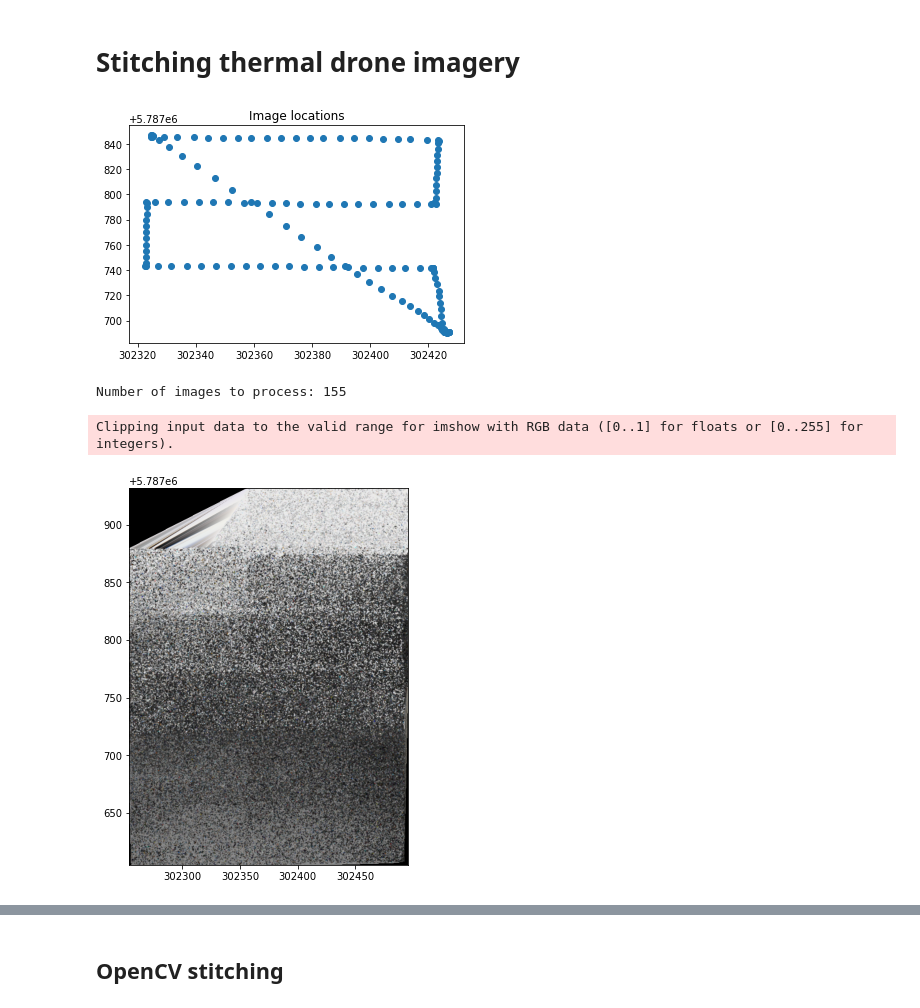
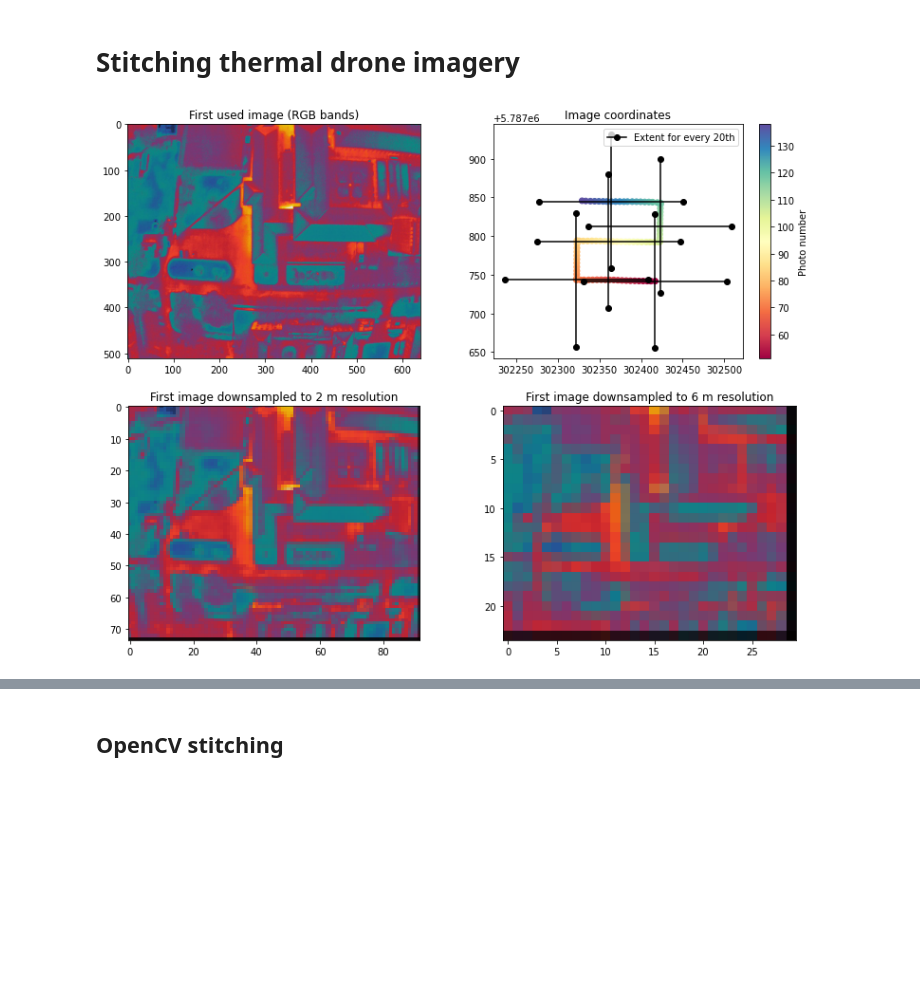
Before and after one commit to luke-scot/s4-thermal, a Jupyter notebook: drone-thermal-stitch.ipynb, the cells around one changed output, grey strips where cells are left out. Cells and saved outputs as stored; diff of their text form; code cells hidden in the pictures; blank space fills up the shorter version.

```diff
--- a/drone-thermal-stitch.ipynb
+++ b/drone-thermal-stitch.ipynb
@@ -7,9 +7,10 @@ pathFile = 'data/lsm/Flight 1.csv'
 utcDiff = -1
 pathColumns = ['timestamp','latitude','longitude','altitude(m)','temperature(F)']
 minAlt, maxAlt, altCol = 119.7, 120.3, 'altitude(m)'
+imgTimes = [1619811011923,1619811099149] # Specify times if wanted
 utmZone, hemisphere = '31n', 'north'
 pxSize = 0.27 # pixel size (m) - for now
-resolution = 0.5
+resolutions = [2, 6, 60]
 # %%
 # Import packages
 #%pip install opencv-python
@@ -33,45 +35,58 @@ pathDf = pd.read_csv(pathFile)
 # %%
 ## Get corresponding GPS info matched with images
 # Extract date and time from filenames
 imgdates = [re.search('/20(.+?)_', path).group(1) for path in imgs] # Extract date from filename
 imgtimes = [re.search('_(.+?)_', path).group(1) for path in imgs] # Extract time from filename
 # Convert to unix datetime
-imgdatetimes = np.array([(datetime.timestamp(datetime(int('20'+dates[i][:2]),int(dates[i][2:4]),int(dates[i][4:6]),int(times[i][:2])+utcDiff,int(times[i][2:4]),int(times[i][4:6])))) for i in range(len(imgs))])*1000
+imgdatetimes = np.array([(datetime.timestamp(datetime(int('20'+imgdates[i][:2]),int(imgdates[i][2:4]),int(imgdates[i][4:6]),int(imgtimes[i][:2])+utcDiff,int(imgtimes[i][2:4]),int(imgtimes[i][4:6])))) for i in range(len(imgs))])*1000
 # Get nearest GPS timestamp
-gpstimes = [min(path['timestamp'], key=(lambda list_value : abs(list_value - i))) for i in imgdatetimes]
+gpstimes = [min(pathDf['timestamp'], key=(lambda list_value : abs(list_value - i))) for i in imgdatetimes]
 # Create image dataframe
 imgDf = pd.DataFrame(data=np.array([imgs,gpstimes]).transpose(),columns=['imgPath','timestamp'])
 imgDf['timestamp'] = imgDf['timestamp'].astype(float)
 
 # Merge with path dataframe
 merged = imgDf.merge(pathDf[pathColumns], on='timestamp', how='left')
 # Filter for acceptable measurement altitudes
 merged = merged.loc[(merged[altCol] > minAlt) & (merged[altCol] < maxAlt)]
+if imgTimes: merged = merged.loc[(merged['timestamp'] > imgTimes[0]) & (merged['timestamp'] < imgTimes[1])]
 
 # Convert coordinates to UTM
 myProj = Proj('+proj=utm +zone='+utmZone+', +'+hemisphere+' +ellps=WGS84 +datum=WGS84 +units=m +no_defs')
 merged['x'], merged['y'] = myProj(merged['longitude'].values, merged['latitude'].values)
 
+# Plot example image
+imageNum = 44
+fig, axs = plt.subplots(2,2,figsize=[13,10])
+imgEx = ro.open(merged.iloc[44]['imgPath'])
+imgExArr = np.dstack((imgEx.read()[0],imgEx.read()[1],imgEx.read()[2]))
+a = axs[0,0].imshow(imgExArr.astype(np.uint8))
+axs[0,0].set_title('Image {} (RGB bands)'.format(imageNum))
+
 # Plot route
-plt.scatter(merged.x,merged.y)
-plt.title('Image coordinates')
+skip = 20
+b = axs[0,1].scatter(merged.x,merged.y,c=merged.index, cmap='Spectral')
+size = np.array(imgExArr.shape[:2])*pxSize/2
+for i, row in merged[::skip].iterrows():
+    axs[0,1].plot([row.x-size[1], row.x+size[1]], [row.y, row.y],'k-o')
+    axs[0,1].plot([row.x, row.x],[row.y-size[1], row.y+size[1]],'k-o')
+axs[0,1].set_title('Image coordinates')
+axs[0,1].legend(labels=['Extent for every {}th'.format(skip)])
+fig.colorbar(b, ax=axs[0,1],label='Photo number')
+
+# Plot example downsampled image
+for i, val in enumerate(resolutions):
+    downsample = int(np.floor(val/pxSize))
+    # first, change to 0-1
+    ds_array = imgExArr/255
+    r = block_reduce(ds_array[:, :, 0], (downsample, downsample), np.mean)
+    g = block_reduce(ds_array[:, :, 1], (downsample, downsample), np.mean)
+    b = block_reduce(ds_array[:, :, 2], (downsample, downsample), np.mean)
+    ds_array = np.stack((r, g, b), axis=-1)
+    if i<2:
+        c = axs[1,i].imshow(ds_array)
+        axs[1,i].set_title('Image {} downsampled to {} m resolution'.format(str(imageNum),val))
 plt.show()
+fig.savefig('plots/Image{}.png'.format(str(imageNum)))
 # %% [output]
-[figure, old version]
+[figure, new version]
-# %%
-## Get point grid with GPS info
-imgEx = ro.open(imgs[0])
-imgSize = imgEx.read().shape
-xCoords, yCoords = [(np.array(range(imgSize[i]))-(imgSize[i]/2))*pxSize+pxSize/2 for i in [1,2]]
-xmCoords, ymCoords = np.meshgrid(xCoords,yCoords)
-xmcr, ymcr = xmCoords.reshape(-1,1), ymCoords.reshape(-1,1)
-
-total = [0,0,0,0,0]
-
-print('Number of images to process: '+str(len(merged)))
-for index, row in tqdm(merged.iterrows()):
-    img = ro.open(row.imgPath)
-    total = np.vstack((total, np.concatenate((xmcr+row.x, ymcr+row.y,img.read().reshape(-1,3)),axis=-1)))
-allDf = pd.DataFrame(total[1:],columns=['x','y','r','g','b'])
-# %% [output]
-Number of images to process: 155
@@ -88,7 +92,0 @@ r,g,b = [griddata(total[1:,:2], total[1:,i], (xsGridm, ysGridm), method='linear'
-# %%
-# Plot
-fig, ax = plt.subplots(1,1,figsize=[5,8])
-a = ax.imshow(np.dstack((r, g, b)).astype(int),extent=extent)
-# %% [output]
-Clipping input data to the valid range for imshow with RGB data ([0..1] for floats or [0..255] for integers).
-[figure, removed]
```
Also changed, not shown: parts of 18 cells of this notebook, 3 other files.
